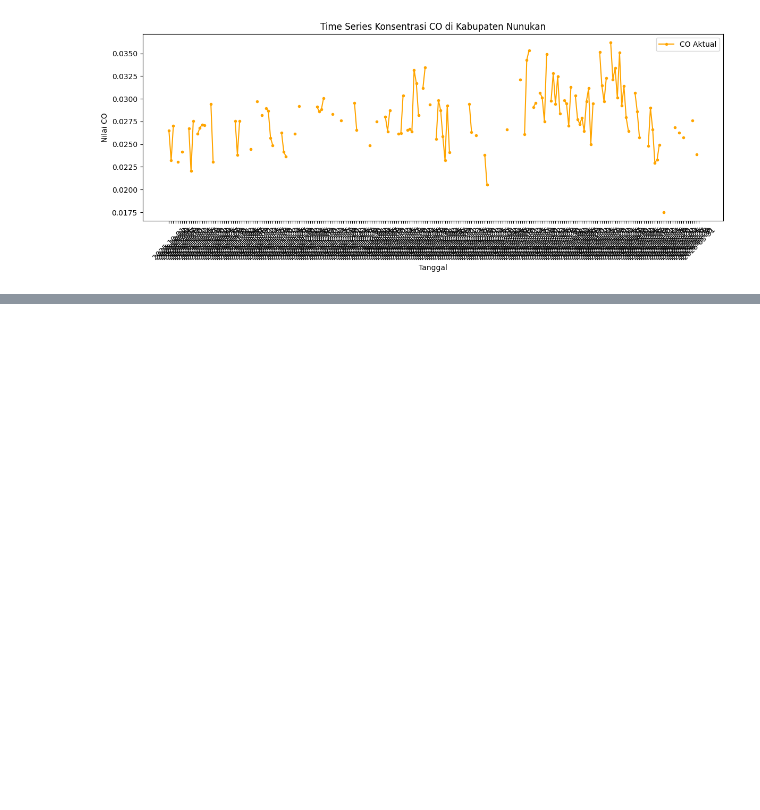
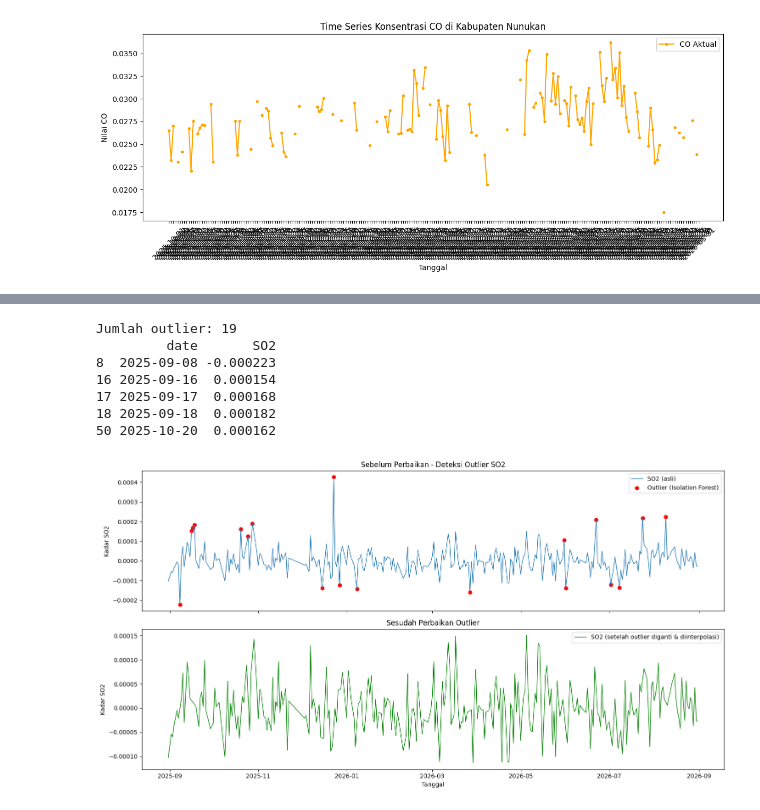
Before and after one commit to AinurRaftuzzaki/PSD, a Jupyter notebook: _build/jupyter_execute/terserah.ipynb, the cells around one changed output, grey strips where cells are left out. Saved outputs shown, nothing was run; the diff lists cells and outputs as text; code cells hidden in the pictures; blank space fills up the shorter version.

```diff
--- a/_build/jupyter_execute/terserah.ipynb
+++ b/_build/jupyter_execute/terserah.ipynb
@@ -719,0 +829,58 @@ ModuleNotFoundError: No module named 'tsfel'
+# %%
+import pandas as pd
+import numpy as np
+import matplotlib.pyplot as plt
+from sklearn.ensemble import IsolationForest
+
+# 1. Load data
+df = pd.read_csv("SO2_Nunukan_Timeseries_imputed.csv")
+df_clean = df.dropna(subset=['SO2']).copy()
+
+df_clean['date'] = pd.to_datetime(df_clean['date'])
+df_clean = df_clean.sort_values('date').reset_index(drop=True)
+
+# 2. Deteksi outlier dengan Isolation Forest
+model = IsolationForest(contamination=0.05, random_state=42)
+pred = model.fit_predict(df_clean[['SO2']])
+df_clean['anomaly'] = pred  # -1 = outlier, 1 = normal
+
+outliers_if = df_clean[df_clean['anomaly'] == -1]
+print("Jumlah outlier:", len(outliers_if))
+print(outliers_if[['date', 'SO2']].head())
+
+# 3. PERBAIKAN OUTLIER: ganti nilai outlier jadi NaN, lalu interpolasi
+df_fixed = df_clean.copy()
+df_fixed.loc[df_fixed['anomaly'] == -1, 'SO2'] = np.nan
+df_fixed['SO2'] = df_fixed['SO2'].interpolate(method='linear').ffill().bfill()
+
+# 4. Visualisasi sebelum vs sesudah
+fig, axes = plt.subplots(2, 1, figsize=(15, 8), sharex=True)
+
+axes[0].plot(df_clean['date'], df_clean['SO2'], label="SO2 (asli)", linewidth=1)
+axes[0].scatter(outliers_if['date'], outliers_if['SO2'],
+                 color='red', marker='o', label="Outlier (Isolation Forest)")
+axes[0].set_title("Sebelum Perbaikan - Deteksi Outlier SO2")
+axes[0].set_ylabel("Kadar SO2")
+axes[0].legend()
+
+axes[1].plot(df_fixed['date'], df_fixed['SO2'], color='green', linewidth=1,
+             label="SO2 (setelah outlier diganti & diinterpolasi)")
+axes[1].set_title("Sesudah Perbaikan Outlier")
+axes[1].set_xlabel("Tanggal")
+axes[1].set_ylabel("Kadar SO2")
+axes[1].legend()
+
+plt.tight_layout()
+plt.show()
+
+# 5. Simpan hasil
+df_fixed[['date', 'SO2']].to_csv("SO2_Nunukan_Timeseries_fixed.csv", index=False)
+# %% [output]
+Jumlah outlier: 19
+         date       SO2
+8  2025-09-08 -0.000223
+16 2025-09-16  0.000154
+17 2025-09-17  0.000168
+18 2025-09-18  0.000182
+50 2025-10-20  0.000162
+[figure, added]
```
Also changed, not shown: parts of 23 cells of this notebook, 37 other files.
